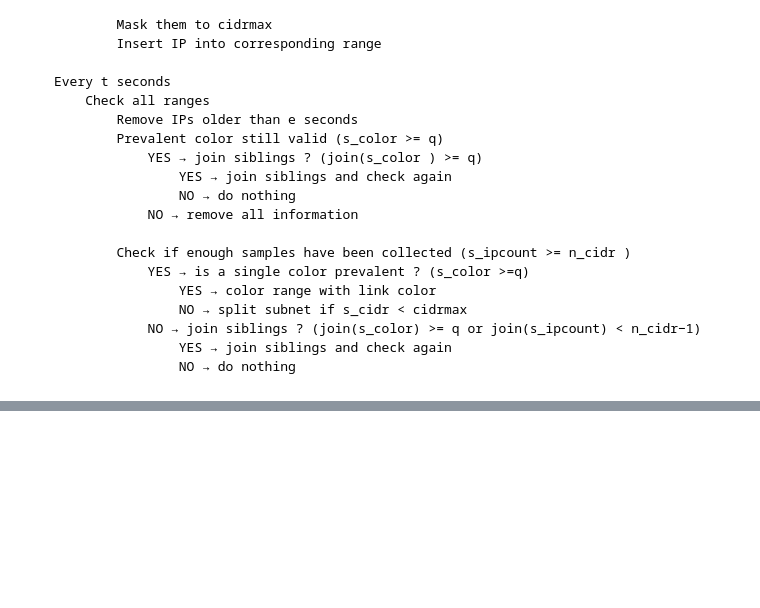
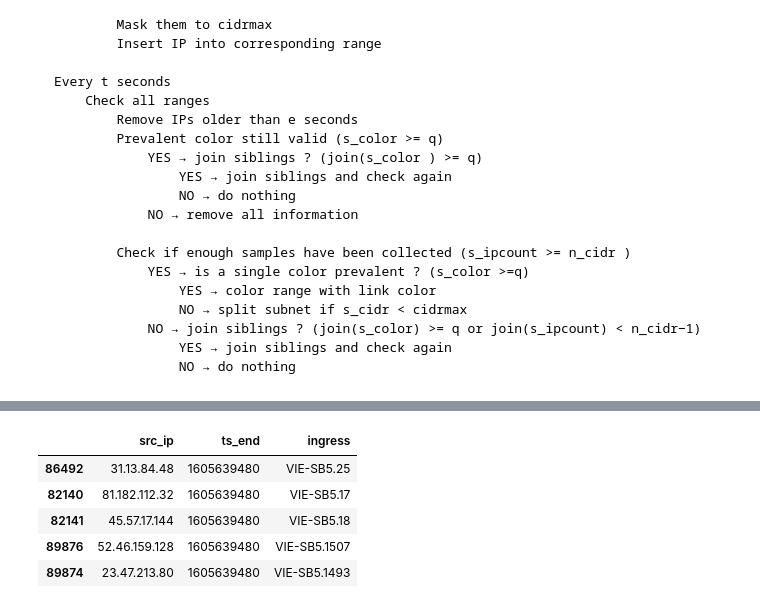
Before and after one commit to smehner1/ipd, a Jupyter notebook: algo.ipynb, the cells around one changed output, grey strips where cells are left out. Saved outputs shown, nothing was run; the diff lists cells and outputs as text; code cells hidden in the pictures; blank space fills up the shorter version.

```diff
--- a/algo.ipynb
+++ b/algo.ipynb
@@ -335,0 +137,10 @@ defaultdict(<function __main__.IPDRange.multi_dict.<locals>.<lambda>()>,
+# %%
+netflow_df.head()
+# netflow_df.convert_dtypes().dtypes
+# %% [output]
+|  | src_ip | ts_end | ingress |
+| 86492 | 31.13.84.48 | 1605639480 | VIE-SB5.25 |
+| 82140 | 81.182.112.32 | 1605639480 | VIE-SB5.17 |
+| 82141 | 45.57.17.144 | 1605639480 | VIE-SB5.18 |
+| 89876 | 52.46.159.128 | 1605639480 | VIE-SB5.1507 |
+| 89874 | 23.47.213.80 | 1605639480 | VIE-SB5.1493 |
```
Also changed, not shown: parts of 17 cells of this notebook, 1 other file.
